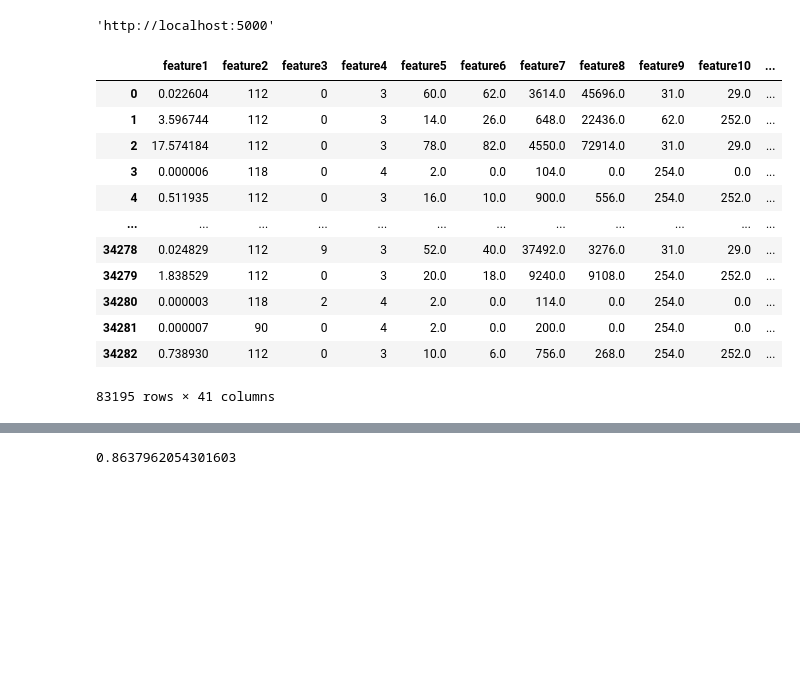
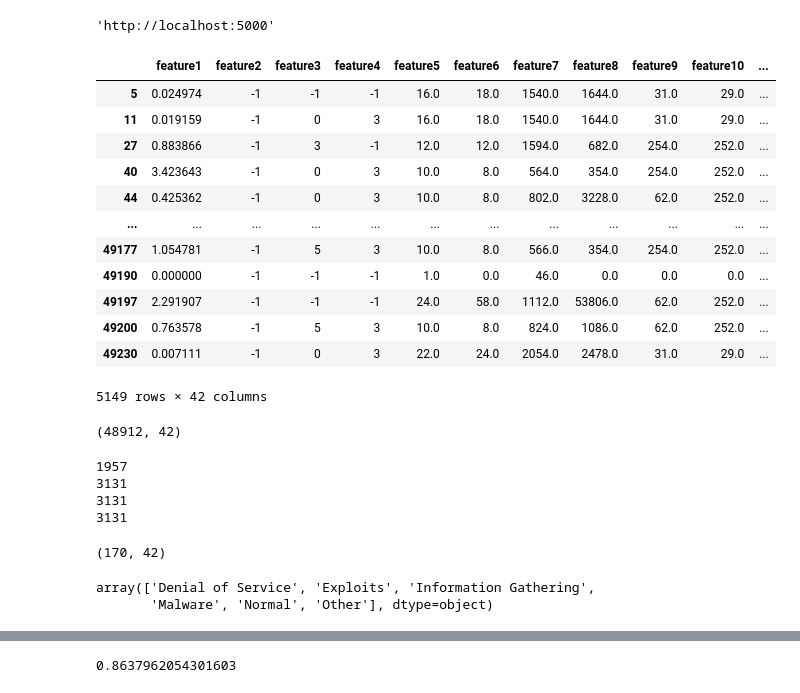
Before and after one commit to DASC-CompetitiveDS/MLOpsVN, a Jupyter notebook: src/notebooks/test_analysis.ipynb, the cells around one changed output, grey strips where cells are left out. Cells and saved outputs as stored; diff of their text form; code cells hidden in the pictures; blank space fills up the shorter version.

```diff
--- a/src/notebooks/test_analysis.ipynb
+++ b/src/notebooks/test_analysis.ipynb
@@ -18,12 +20,15 @@ import pickle
 # %%
 pd.set_option('display.max_columns', 500)
 # %%
-link_data_test_raw_32 = '../../data/captured_data/phase-3/prob-2/raw/'
+link_data_test_raw_32 = '../../data/captured_data/phase-3/prob-1/raw/'
 link_data_test_raw_22 = '../../data/captured_data/phase-2/prob-2/raw/'
+link_data_test_processed_32 = '../../data/captured_data/phase-3/prob-1/'
 train_raw_data_32 = '../../data/raw_data/phase-3/prob-2/raw_train.parquet'
 train_raw_data_22 = '../../data/raw_data/phase-2/prob-2/raw_train.parquet'
-link_y_data_32 = '../../data/train_data/phase-3/prob-2/train_y.parquet'
-link_train_data_32 = '../../data/train_data/phase-3/prob-2/train_x.parquet'
+link_y_data_32 = '../../data/train_data/phase-3/prob-1/train_y.parquet'
+link_train_data_32 = '../../data/train_data/phase-3/prob-1/train_x.parquet'
+link_test_data_32 = '../../data/train_data/phase-3/prob-2/test_x.parquet'
+link_y_test_data_32 =   '../../data/train_data/phase-3/prob-2/test_y.parquet'
 link_y_data_22 = '../../data/train_data/phase-2/prob-2/train_y.parquet'
 link_train_data_22 = '../../data/train_data/phase-2/prob-2/train_x.parquet'
 # %%
@@ -101,16 +113,0 @@ y_train_data_32 = pd.read_parquet(link_y_data_32)
-# %%
-pd.concat([train_data_32, train_data_22[train_data_32.columns.tolist()]])
-# %% [output]
-|  | feature1 | feature2 | feature3 | feature4 | feature5 | feature6 | feature7 | feature8 | feature9 | feature10 | ... |
-| 0 | 0.022604 | 112 | 0 | 3 | 60.0 | 62.0 | 3614.0 | 45696.0 | 31.0 | 29.0 | ... |
-| 1 | 3.596744 | 112 | 0 | 3 | 14.0 | 26.0 | 648.0 | 22436.0 | 62.0 | 252.0 | ... |
-| 2 | 17.574184 | 112 | 0 | 3 | 78.0 | 82.0 | 4550.0 | 72914.0 | 31.0 | 29.0 | ... |
-| 3 | 0.000006 | 118 | 0 | 4 | 2.0 | 0.0 | 104.0 | 0.0 | 254.0 | 0.0 | ... |
-| 4 | 0.511935 | 112 | 0 | 3 | 16.0 | 10.0 | 900.0 | 556.0 | 254.0 | 252.0 | ... |
-| ... | ... | ... | ... | ... | ... | ... | ... | ... | ... | ... | ... |
-| 34278 | 0.024829 | 112 | 9 | 3 | 52.0 | 40.0 | 37492.0 | 3276.0 | 31.0 | 29.0 | ... |
-| 34279 | 1.838529 | 112 | 0 | 3 | 20.0 | 18.0 | 9240.0 | 9108.0 | 254.0 | 252.0 | ... |
-| 34280 | 0.000003 | 118 | 2 | 4 | 2.0 | 0.0 | 114.0 | 0.0 | 254.0 | 0.0 | ... |
-| 34281 | 0.000007 | 90 | 0 | 4 | 2.0 | 0.0 | 200.0 | 0.0 | 254.0 | 0.0 | ... |
-| 34282 | 0.738930 | 112 | 0 | 3 | 10.0 | 6.0 | 756.0 | 268.0 | 254.0 | 252.0 | ... |
-83195 rows × 41 columns
@@ -118,0 +114,45 @@ preds = model.predict(train_data_32)
+# %%
+# x_valid_set = pd.read_parquet(link_test_data_32)
+# y_valid_set = pd.read_parquet(link_y_test_data_32)
+x_valid_set = pd.read_parquet(link_train_data_32)
+y_valid_set = pd.read_parquet(link_y_data_32)
+feature_columns = x_valid_set.columns.tolist()
+# %%
+combine_data = x_valid_set.copy()
+combine_data['label'] = y_valid_set
+# %%
+combine_data[combine_data["feature2"] == -1]
+# %% [output]
+|  | feature1 | feature2 | feature3 | feature4 | feature5 | feature6 | feature7 | feature8 | feature9 | feature10 | ... |
+| 5 | 0.024974 | -1 | -1 | -1 | 16.0 | 18.0 | 1540.0 | 1644.0 | 31.0 | 29.0 | ... |
+| 11 | 0.019159 | -1 | 0 | 3 | 16.0 | 18.0 | 1540.0 | 1644.0 | 31.0 | 29.0 | ... |
+| 27 | 0.883866 | -1 | 3 | -1 | 12.0 | 12.0 | 1594.0 | 682.0 | 254.0 | 252.0 | ... |
+| 40 | 3.423643 | -1 | 0 | 3 | 10.0 | 8.0 | 564.0 | 354.0 | 254.0 | 252.0 | ... |
+| 44 | 0.425362 | -1 | 0 | 3 | 10.0 | 8.0 | 802.0 | 3228.0 | 62.0 | 252.0 | ... |
+| ... | ... | ... | ... | ... | ... | ... | ... | ... | ... | ... | ... |
+| 49177 | 1.054781 | -1 | 5 | 3 | 10.0 | 8.0 | 566.0 | 354.0 | 254.0 | 252.0 | ... |
+| 49190 | 0.000000 | -1 | -1 | -1 | 1.0 | 0.0 | 46.0 | 0.0 | 0.0 | 0.0 | ... |
+| 49197 | 2.291907 | -1 | -1 | -1 | 24.0 | 58.0 | 1112.0 | 53806.0 | 62.0 | 252.0 | ... |
+| 49200 | 0.763578 | -1 | 5 | 3 | 10.0 | 8.0 | 824.0 | 1086.0 | 62.0 | 252.0 | ... |
+| 49230 | 0.007111 | -1 | 0 | 3 | 22.0 | 24.0 | 2054.0 | 2478.0 | 31.0 | 29.0 | ... |
+5149 rows × 42 columns
+# %%
+combine_data.shape
+# %% [output]
+(48912, 42)
+# %%
+combine_data = data_processing_phase3(combine_data, 'label')
+# %% [output]
+1957
+3131
+3131
+3131
+# %%
+combine_data[(combine_data['feature2'].isna()) & (combine_data['feature3'].isna()) & (combine_data['feature4'].isna())].shape
+# %% [output]
+(170, 42)
+# %%
+model.classes_
+# %% [output]
+array(['Denial of Service', 'Exploits', 'Information Gathering',
+       'Malware', 'Normal', 'Other'], dtype=object)
```
Also changed, not shown: parts of 27 cells of this notebook, 18 other files.
